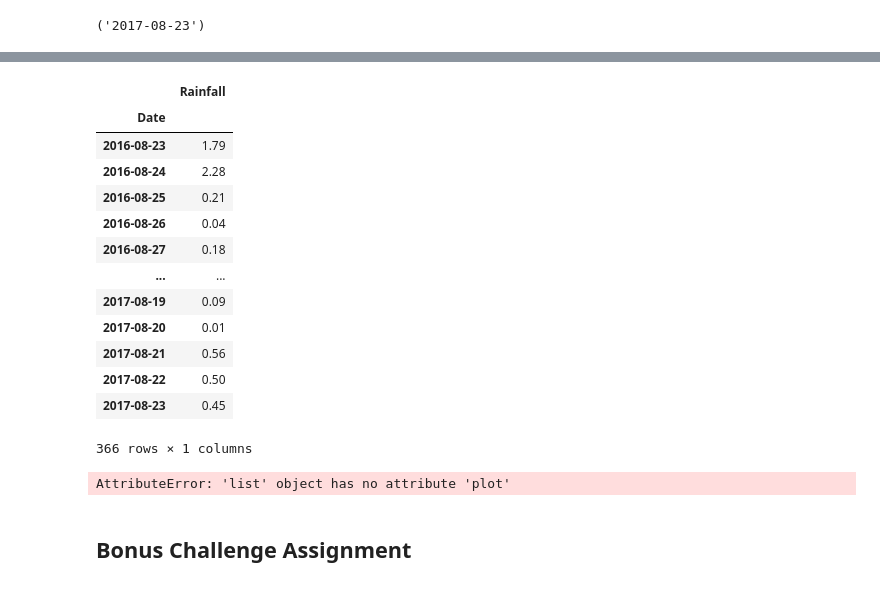
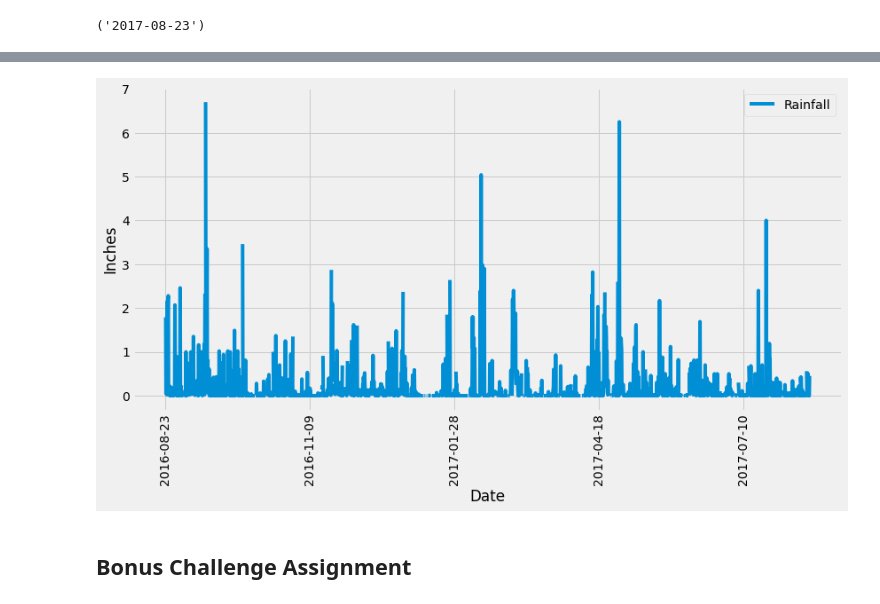
Before and after one commit to TPhillips27/sqlalchemy-challenge, a Jupyter notebook: Instructions/climate_starter.ipynb, the cells around one changed output, grey strips where cells are left out. Saved outputs shown, nothing was run; the diff lists cells and outputs as text; code cells hidden in the pictures.

```diff
--- a/Instructions/climate_starter.ipynb
+++ b/Instructions/climate_starter.ipynb
@@ -164,29 +148,19 @@ yearly_rain_df.describe()
 # %%
 #Sort data values by Date
 yearly_rain_df.sort_values('Date')
+yearly_rain_df = yearly_rain_df.sort_values('Date')
-# %% [output]
-|  | Rainfall |
-| Date |  |
-| 2016-08-23 | 1.79 |
-| 2016-08-24 | 2.28 |
-| 2016-08-25 | 0.21 |
-| 2016-08-26 | 0.04 |
-| 2016-08-27 | 0.18 |
-| ... | ... |
-| 2017-08-19 | 0.09 |
-| 2017-08-20 | 0.01 |
-| 2017-08-21 | 0.56 |
-| 2017-08-22 | 0.50 |
-| 2017-08-23 | 0.45 |
-366 rows × 1 columns
 # %%
 #Plot results using DataFrame 'plot' method
 
-bar_plot = yearly_rain_df.plot.bar
+yearly_rain_df.plot(rot=90, figsize=(12,7), grid=True)
+# plt.title()
 plt.xlabel('Date')
-plt.ylabel('Rainfall')
+plt.ylabel('Inches')
+plt.legend(loc='upper right')
+plt.tight_layout()
+plt.show()
 # %% [output]
-AttributeError: 'list' object has no attribute 'plot'
+[figure, added]
 # %%
 # Design a query to show how many stations are available in this dataset?
 # %%
```
Also changed, not shown: parts of 4 cells of this notebook, 2 other files.
